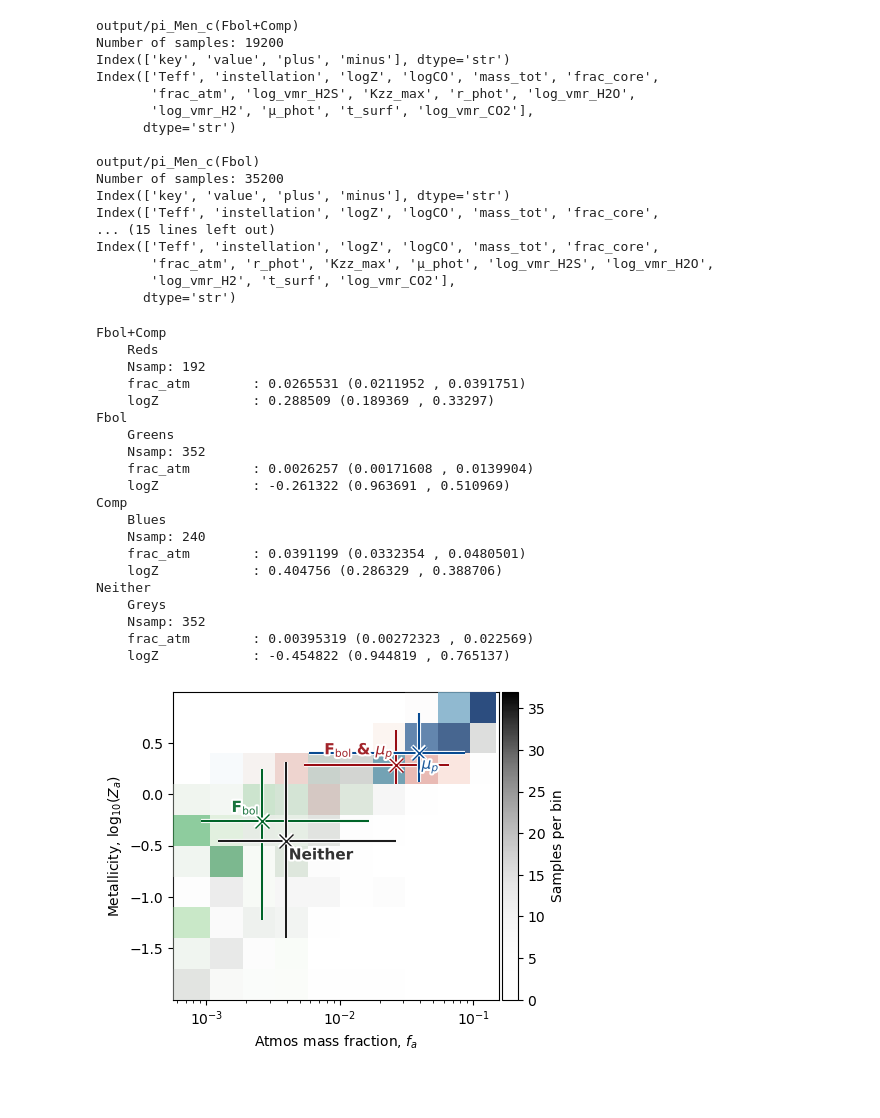
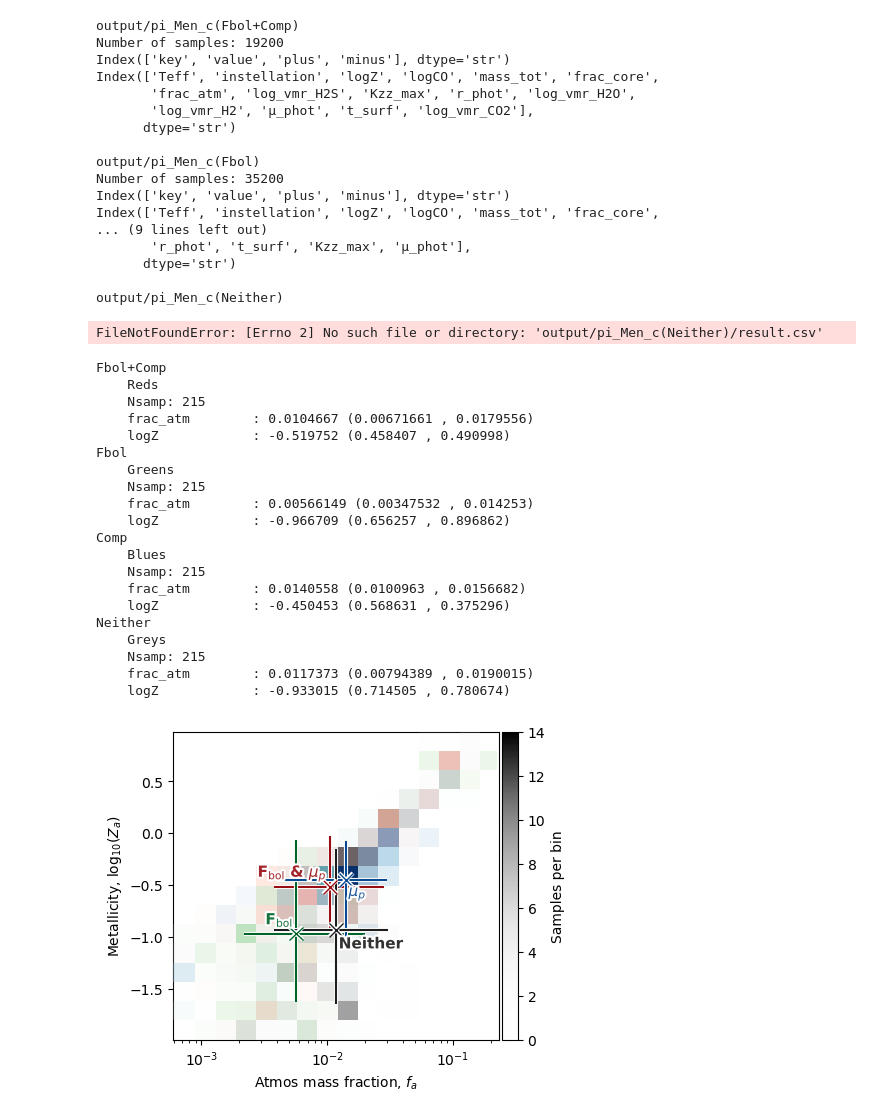
Before and after one commit to nichollsh/InferAGNI, a Jupyter notebook: notebooks/paper_inst.ipynb, the cells around one changed output. Saved outputs shown, nothing was run; the diff lists cells and outputs as text; code cells hidden in the pictures; blank space fills up the shorter version.

```diff
--- a/notebooks/paper_inst.ipynb
+++ b/notebooks/paper_inst.ipynb
@@ -18,7 +18,7 @@ cases = {"Fbol+Comp":None, "Fbol":None, "Comp":None, "Neither":None}
 
 outdir = "output/"
 planet = "pi_Men_c"
-end_frac = 0.01
+end_frac = 0.02
 
 for k in cases.keys():
     outdir_planet = os.path.join(outdir,f"{planet}({k})")
@@ -57,18 +57,19 @@ output/pi_Men_c(Fbol)
 Number of samples: 35200
 Index(['key', 'value', 'plus', 'minus'], dtype='str')
 Index(['Teff', 'instellation', 'logZ', 'logCO', 'mass_tot', 'frac_core',
-... (15 lines left out)
-Index(['Teff', 'instellation', 'logZ', 'logCO', 'mass_tot', 'frac_core',
-       'frac_atm', 'r_phot', 'Kzz_max', 'μ_phot', 'log_vmr_H2S', 'log_vmr_H2O',
-       'log_vmr_H2', 't_surf', 'log_vmr_CO2'],
+... (9 lines left out)
+       'r_phot', 't_surf', 'Kzz_max', 'μ_phot'],
       dtype='str')
+
+output/pi_Men_c(Neither)
+FileNotFoundError: [Errno 2] No such file or directory: 'output/pi_Men_c(Neither)/result.csv'
 # %%
 fig,ax = plt.subplots(1,1, figsize=(5,4))
 
 xkey = "frac_atm"
 ykey = "logZ" # μ_phot
 
-nbins = 10
+nbins = 16
 scat_val = 0.3
 
 plot_types = ["hist2d"]
@@ -201,43 +202,43 @@ for k in cases.keys():
                 textcoords='offset points',zorder=52, fontsize=11, path_effects=_pe_text)
 
 if plot_type != ["scatter"]:
     sm = mpl.cm.ScalarMappable(cmap=cmap, norm=norm)
     cbar = fig.colorbar(sm, ax=ax, pad=0.01, label="Samples per bin")
 
 ax.set_ylabel(varprops[ykey].label)
 ax.set_xlabel(varprops[xkey].label)
 if varprops[xkey].log:
     ax.set_xscale("log")
 if varprops[ykey].log:
     ax.set_yscale("log")
 
 ax.set_xlim(np.amin(xbins), np.amax(xbins))
 ax.set_ylim(np.amin(ybins), np.amax(ybins))
 
 # ax.legend(ncols=2)
 # ax.set_title(planet.replace("_"," "))
 
 fig.savefig(os.path.join(outdir,"ia_Fbol.pdf"),  dpi=DPI, bbox_inches="tight")
 plt.show()
 # %% [output]
 Fbol+Comp
     Reds
-    Nsamp: 192
-    frac_atm        : 0.0265531 (0.0211952 , 0.0391751)
-    logZ            : 0.288509 (0.189369 , 0.33297)
+    Nsamp: 215
+    frac_atm        : 0.0104667 (0.00671661 , 0.0179556)
+    logZ            : -0.519752 (0.458407 , 0.490998)
 Fbol
     Greens
-    Nsamp: 352
-    frac_atm        : 0.0026257 (0.00171608 , 0.0139904)
-    logZ            : -0.261322 (0.963691 , 0.510969)
+    Nsamp: 215
+    frac_atm        : 0.00566149 (0.00347532 , 0.014253)
+    logZ            : -0.966709 (0.656257 , 0.896862)
 Comp
     Blues
-    Nsamp: 240
-    frac_atm        : 0.0391199 (0.0332354 , 0.0480501)
-    logZ            : 0.404756 (0.286329 , 0.388706)
+    Nsamp: 215
+    frac_atm        : 0.0140558 (0.0100963 , 0.0156682)
+    logZ            : -0.450453 (0.568631 , 0.375296)
 Neither
     Greys
-    Nsamp: 352
-    frac_atm        : 0.00395319 (0.00272323 , 0.022569)
-    logZ            : -0.454822 (0.944819 , 0.765137)
+    Nsamp: 215
+    frac_atm        : 0.0117373 (0.00794389 , 0.0190015)
+    logZ            : -0.933015 (0.714505 , 0.780674)
-[figure, old version]
+[figure, new version]
```
Also changed, not shown: 2 other files.
